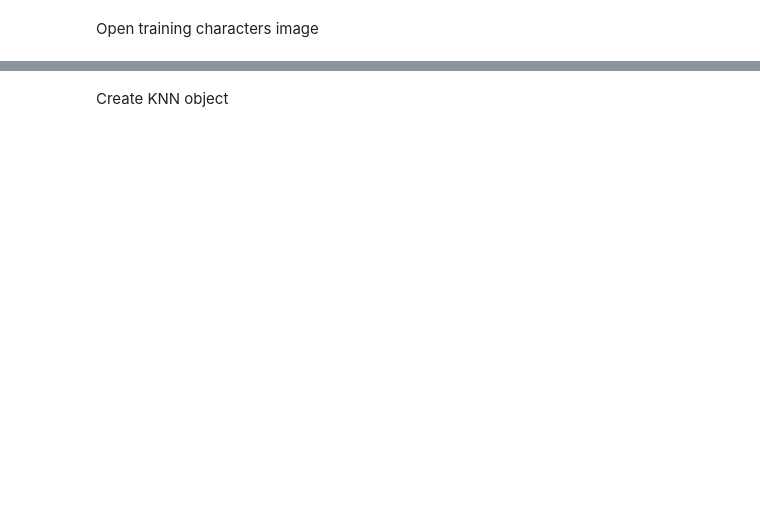
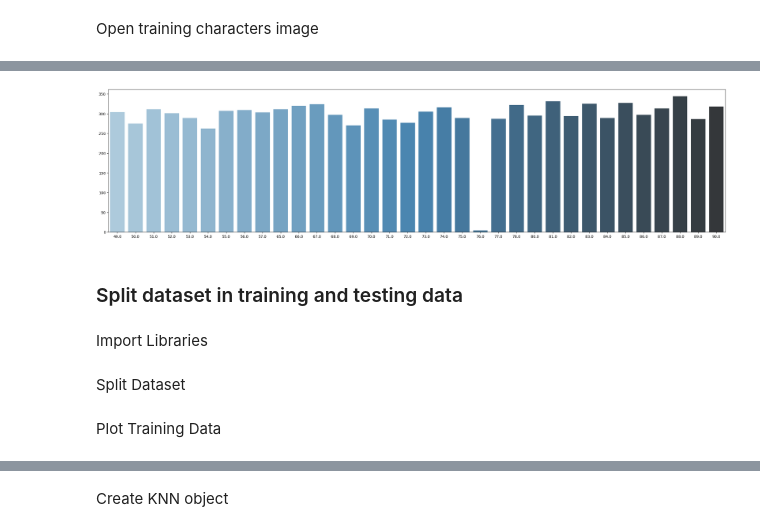
Before and after one commit to krohitk17/optical-character-recognition, a Jupyter notebook: ocr.ipynb, the cells around one changed output, grey strips where cells are left out. Cells and saved outputs as stored; diff of their text form; code cells hidden in the pictures; blank space fills up the shorter version.

```diff
--- a/ocr.ipynb
+++ b/ocr.ipynb
@@ -263,0 +22,18 @@ npaClassifications = npaClassifications.reshape((npaClassifications.size, 1))
+# %%
+X = np.empty((0, RESIZED_IMAGE_WIDTH * RESIZED_IMAGE_HEIGHT),
+            dtype = np.float32)         # flattened images
+y = []                                  # labels
+# %%
+for char in os.listdir(DATASET_PATH):               # for each character folder
+    print(char)                                     # print the character name
+    if (len(char) > 1):                             # if the folder name is more than 1 character, skip it
+        continue
+    for img in os.listdir(DATASET_PATH + char):     # for each image in the folder
+        if img[-3:] != 'png':                       # if the image is not a png file, skip it
+            continue
+        image = cv2.imread(DATASET_PATH + char + '/' + img,
+                            cv2.IMREAD_GRAYSCALE)   # read the image
+        flattenedImage = image.reshape((1,
+                    RESIZED_IMAGE_WIDTH * RESIZED_IMAGE_HEIGHT))    # flatten the image
+        X = np.append(X, flattenedImage, 0)         # append the image to the X array
+        y.append(ord(char))                         # append the class number to the y array
@@ -263,0 +58,3 @@ npaClassifications = npaClassifications.reshape((npaClassifications.size, 1))
+# %%
+# convert to numpy arrays
+y = np.array(y, np.float32)
@@ -263,0 +70,4 @@ npaClassifications = npaClassifications.reshape((npaClassifications.size, 1))
+# %%
+plot = np.unique(y, return_counts=True)                 # count the number of times each class occurs
+for i in range(len(plot[0])):
+    print(chr(int(plot[0][i])), plot[1][i])             # print the character and its count
@@ -263,0 +92,10 @@ npaClassifications = npaClassifications.reshape((npaClassifications.size, 1))
+# %%
+plt.figure(figsize = (30, 7))                                       # set the size of the plot
+sns.barplot(x = plot[0], y = plot[1], palette='Blues_d')            # plot the graph
+plt.show()                                                          # show the graph
+# %% [output]
+[figure, added]
+# %% [markdown]
+### Split dataset in training and testing data
+# %% [markdown]
+Import Libraries
@@ -263,0 +106,2 @@ npaClassifications = npaClassifications.reshape((npaClassifications.size, 1))
+# %% [markdown]
+Split Dataset
@@ -263,0 +111,2 @@ npaClassifications = npaClassifications.reshape((npaClassifications.size, 1))
+# %% [markdown]
+Plot Training Data
```
Also changed, not shown: parts of 73 cells of this notebook, 6 other files.
